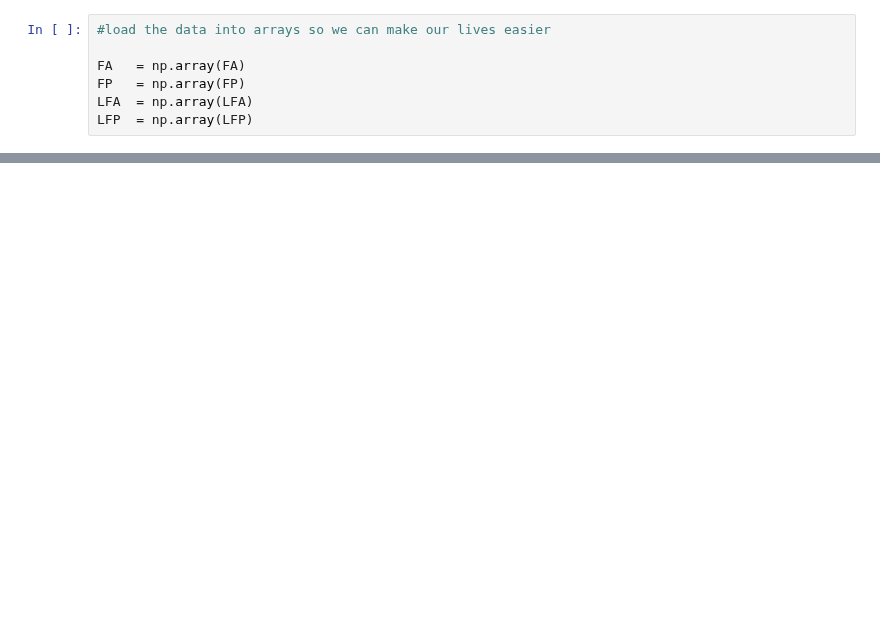
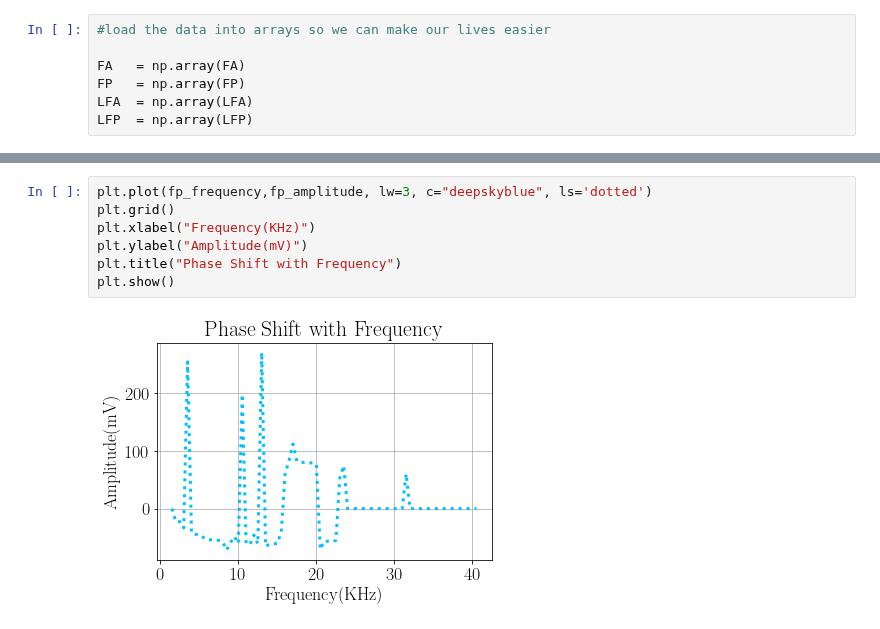
Before and after one commit to aaronkebede/PHY220, a Jupyter notebook: project-one/v2/plots.ipynb, the cells around one changed output, grey strips where cells are left out. Saved outputs shown, nothing was run; the diff lists cells and outputs as text; blank space fills up the shorter version.

```diff
--- a/project-one/v2/plots.ipynb
+++ b/project-one/v2/plots.ipynb
@@ -40,0 +56,9 @@ fa_amplitude =
+# %%
+plt.plot(fp_frequency,fp_amplitude, lw=3, c="deepskyblue", ls='dotted')
+plt.grid()
+plt.xlabel("Frequency(KHz)")
+plt.ylabel("Amplitude(mV)")
+plt.title("Phase Shift with Frequency")
+plt.show()
+# %% [output]
+[figure, added]
```
Also changed, not shown: parts of 3 cells of this notebook.
